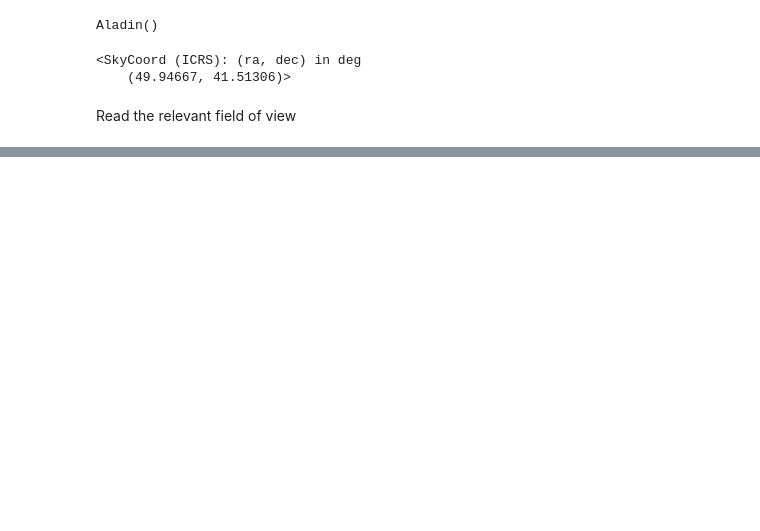
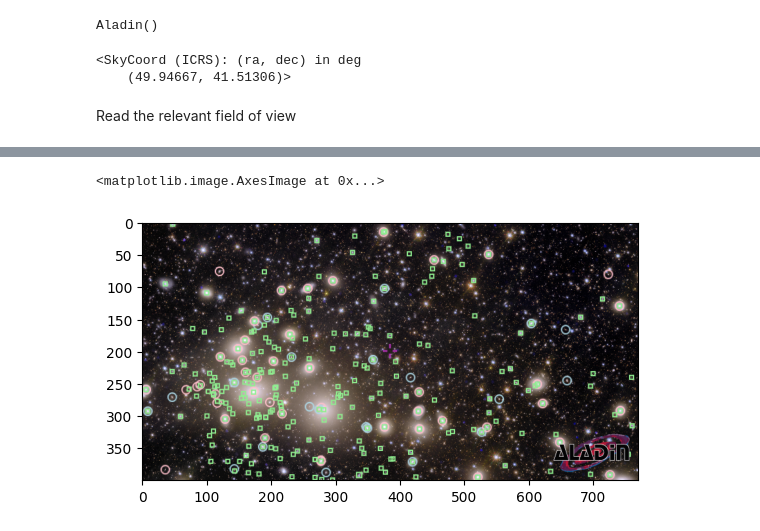
Before and after one commit to ManonMarchand/pydata2024, a Jupyter notebook: slides.ipynb, the cells around one changed output, grey strips where cells are left out. Drawn from its saved outputs; the diff is of its cells as text; code cells hidden in the pictures; blank space fills up the shorter version.

```diff
--- a/slides.ipynb
+++ b/slides.ipynb
@@ -82,3 +98,8 @@ Credit: ESA/Euclid/Euclid Consortium/NASA/ERO2024
+# %%
+plt.imshow(plt.imread("euclid.png"))
+# %% [output]
+<matplotlib.image.AxesImage at 0x...>
+[figure, added]
 # %% [markdown]
  <img src="assets/gaia.png" width="80%">
 
```
Also changed, not shown: parts of 22 cells of this notebook, 3 other files.
